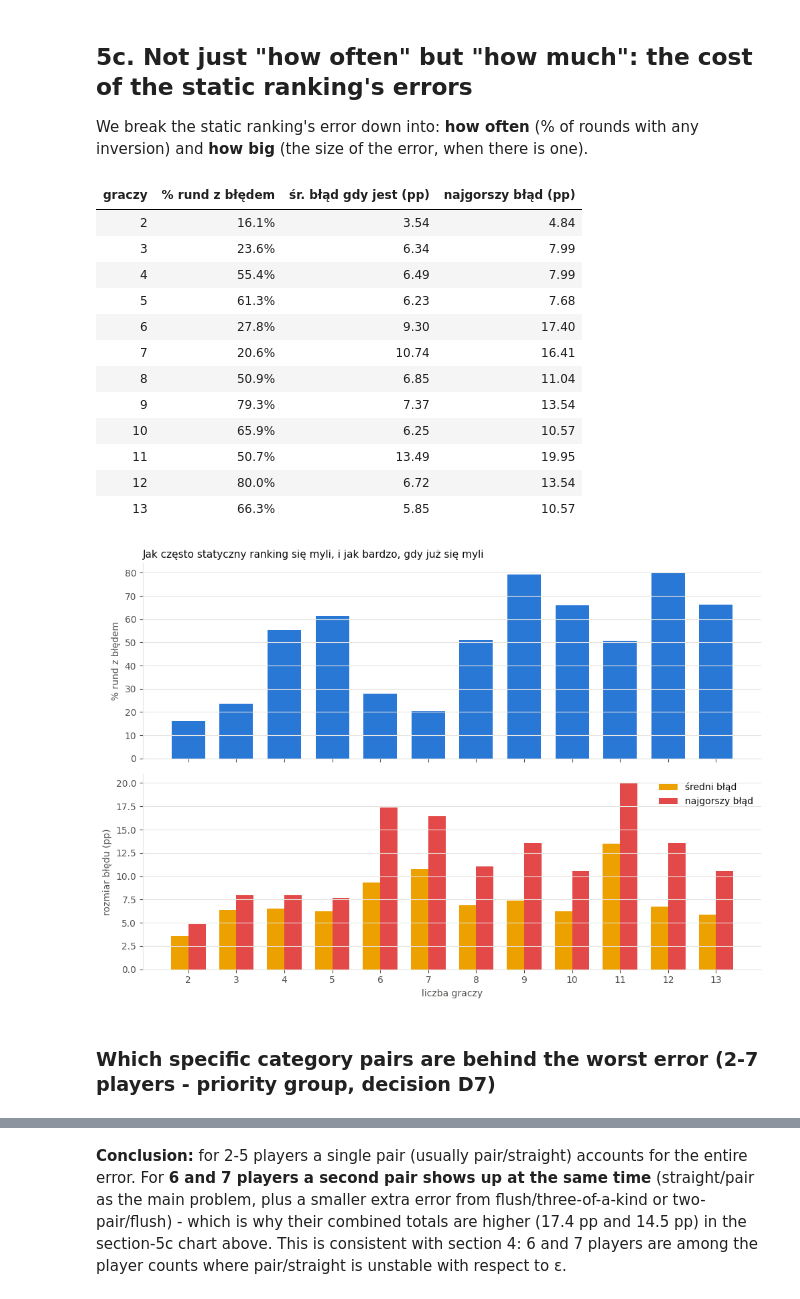
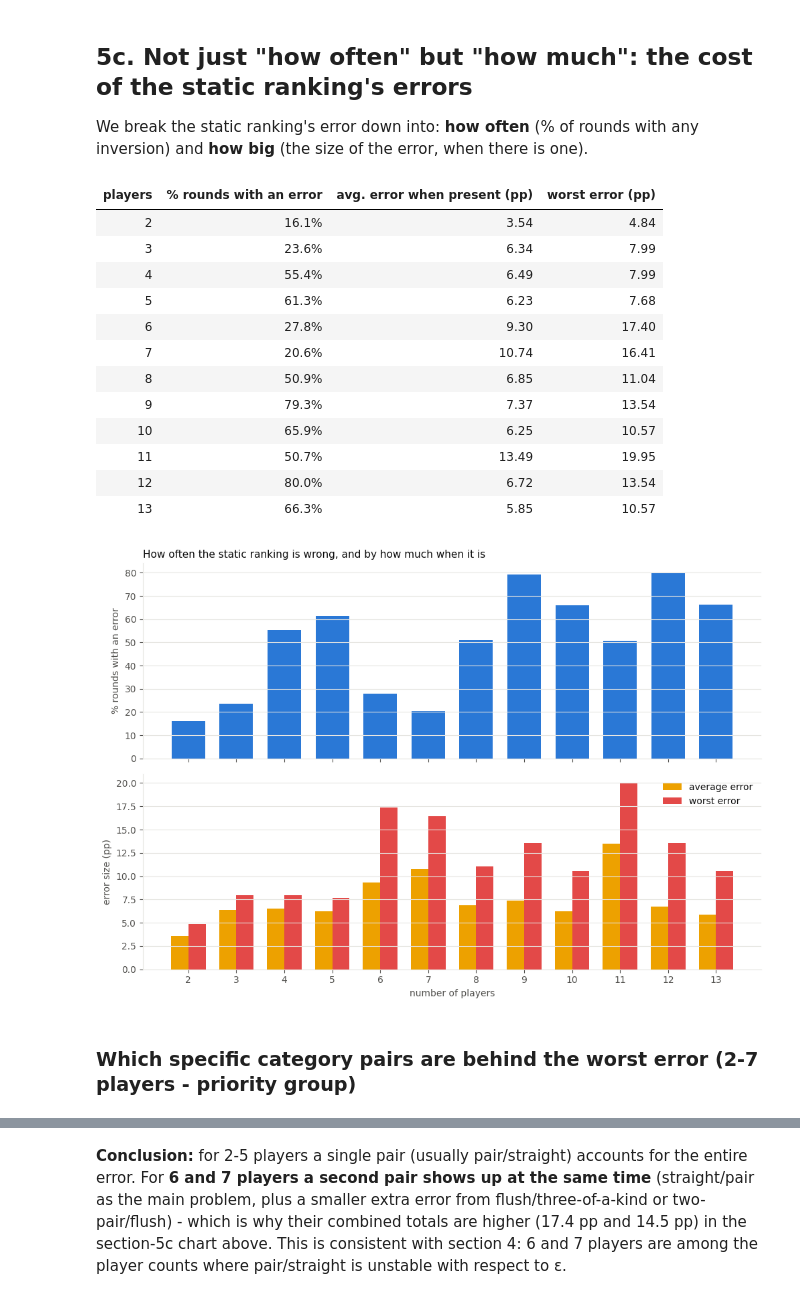
Before and after one commit to mateusz-gob1/tayan-lab, a Jupyter notebook: notebooks/03_rankings.ipynb, the cells around one changed output, grey strips where cells are left out. Cells and saved outputs as stored; diff of their text form; code cells hidden in the pictures.

```diff
--- a/notebooks/03_rankings.ipynb
+++ b/notebooks/03_rankings.ipynb
@@ -204,8 +207,8 @@ for players in range(2, 14):
     variants = {eps: static_ranking(L, players, start, limit, epsilon_pp=eps)[0] for eps in (1.0, 2.0, 3.0)}
     stable = len(set(variants.values())) == 1
     rows.append({
-        "graczy": players, "stabilny dla eps=1/2/3": "tak" if stable else "NIE",
-        "ranking (eps=1)": pl_ranking(variants[1.0]) if not stable else "",
+        "players": players, "stable for eps=1/2/3": "yes" if stable else "NO",
+        "ranking (eps=1)": label_ranking(variants[1.0]) if not stable else "",
     })
 df_sens = pd.DataFrame(rows)
 df_sens.style.hide(axis="index")
@@ -240,9 +243,9 @@ for players in range(2, 14):
     tau = kendall_tau(CURRENT_ORDER, ranking)
     changes = expected_ranking_changes(L, players, start, limit, epsilon_pp=EPSILON, hysteresis=True)
     rows.append({
-        "graczy": players, "tau Kendalla (obecny vs statyczny)": float(tau),
-        "zmian rankingu / gra (dynamiczny, z histerezą)": float(changes),
+        "players": players, "Kendall's tau (current vs. static)": float(tau),
+        "ranking changes / game (dynamic, with hysteresis)": float(changes),
     })
 df_dyn = pd.DataFrame(rows)
-df_dyn.style.format({"tau Kendalla (obecny vs statyczny)": "{:.2f}", "zmian rankingu / gra (dynamiczny, z histerezą)": "{:.1f}"}).hide(axis="index")
+df_dyn.style.format({"Kendall's tau (current vs. static)": "{:.2f}", "ranking changes / game (dynamic, with hysteresis)": "{:.1f}"}).hide(axis="index")
 # %% [output]
@@ -340,17 +343,17 @@ def worst_pair(ranking, lowest_rank, n, epsilon_pp=EPSILON):
                 best = (low, high, diff, p[low], p[high])
     return best
 
-peak_early = df_contrib.loc[df_contrib["N"] < zone_lo, "wkład w wynik (pp)"].idxmax()
-peak_late = df_contrib.loc[df_contrib["N"] > zone_hi, "wkład w wynik (pp)"].idxmax()
+peak_early = df_contrib.loc[df_contrib["N"] < zone_lo, "contribution to result (pp)"].idxmax()
+peak_late = df_contrib.loc[df_contrib["N"] > zone_hi, "contribution to result (pp)"].idxmax()
 rows = []
-for label, idx_ in [("wczesna gra (szczyt)", peak_early), ("późna gra (szczyt)", peak_late)]:
+for label, idx_ in [("early game (peak)", peak_early), ("late game (peak)", peak_late)]:
     n = int(df_contrib.loc[idx_, "N"])
     low, high, diff, p_low, p_high = worst_pair(ranking_example, L_example, n)
     rows.append({
-        "faza": label, "N": n, "w(N)%": round(df_contrib.loc[idx_, "w(N)%"], 2),
-        "kategoria niżej w static": PL[low], "p niższej przy tym N": f"{float(p_low)*100:.2f}%",
-        "kategoria wyżej w static": PL[high], "p wyższej przy tym N": f"{float(p_high)*100:.2f}%",
-        "różnica": f"{float(diff)*100:.2f}pp",
+        "phase": label, "N": n, "w(N)%": round(df_contrib.loc[idx_, "w(N)%"], 2),
+        "category lower in static": LABELS[low], "p of lower at this N": f"{float(p_low)*100:.2f}%",
+        "category higher in static": LABELS[high], "p of higher at this N": f"{float(p_high)*100:.2f}%",
+        "difference": f"{float(diff)*100:.2f}pp",
     })
 pd.DataFrame(rows).style.hide(axis="index")
 # %% [output]
@@ -382,11 +385,11 @@ for players in range(2, 14):
     start, limit = default_start(players), default_limit(players)
     ranking, _ = static_ranking(L, players, start, limit, epsilon_pp=EPSILON)
     rate, avg_size, worst = error_rate_and_size(ranking, L, players, start, limit)
-    rows.append({"graczy": players, "% rund z błędem": rate, "śr. błąd gdy jest (pp)": avg_size, "najgorszy błąd (pp)": worst})
+    rows.append({"players": players, "% rounds with an error": rate, "avg. error when present (pp)": avg_size, "worst error (pp)": worst})
 df_cost = pd.DataFrame(rows)
-df_cost.style.format({"% rund z błędem": "{:.1f}%", "śr. błąd gdy jest (pp)": "{:.2f}", "najgorszy błąd (pp)": "{:.2f}"}).hide(axis="index")
+df_cost.style.format({"% rounds with an error": "{:.1f}%", "avg. error when present (pp)": "{:.2f}", "worst error (pp)": "{:.2f}"}).hide(axis="index")
 # %% [output]
-| graczy | % rund z błędem | śr. błąd gdy jest (pp) | najgorszy błąd (pp) |
+| players | % rounds with an error | avg. error when present (pp) | worst error (pp) |
 | 2 | 16.1% | 3.54 | 4.84 |
 | 3 | 23.6% | 6.34 | 7.99 |
 | 4 | 55.4% | 6.49 | 7.99 |
@@ -401,24 +404,24 @@ df_cost.style.format({"% rund z błędem": "{:.1f}%", "śr. błąd gdy jest (pp)
 | 13 | 66.3% | 5.85 | 10.57 |
 # %%
 fig, axes = plt.subplots(2, 1, figsize=(10, 7), sharex=True)
-axes[0].bar(df_cost["graczy"], df_cost["% rund z błędem"], color="#2a78d6", width=0.7)
-axes[0].set_ylabel("% rund z błędem")
-axes[0].set_title("Jak często statyczny ranking się myli, i jak bardzo, gdy już się myli", loc="left", color=INK, fontsize=11)
+axes[0].bar(df_cost["players"], df_cost["% rounds with an error"], color="#2a78d6", width=0.7)
+axes[0].set_ylabel("% rounds with an error")
+axes[0].set_title("How often the static ranking is wrong, and by how much when it is", loc="left", color=INK, fontsize=11)
 axes[0].grid(axis="y", color=GRID, lw=0.8)
 
-axes[1].bar(df_cost["graczy"] - 0.18, df_cost["śr. błąd gdy jest (pp)"], width=0.36, color="#eda100", label="średni błąd")
-axes[1].bar(df_cost["graczy"] + 0.18, df_cost["najgorszy błąd (pp)"], width=0.36, color="#e34948", label="najgorszy błąd")
-axes[1].set_ylabel("rozmiar błędu (pp)")
-axes[1].set_xlabel("liczba graczy")
-axes[1].set_xticks(list(df_cost["graczy"]))
+axes[1].bar(df_cost["players"] - 0.18, df_cost["avg. error when present (pp)"], width=0.36, color="#eda100", label="average error")
+axes[1].bar(df_cost["players"] + 0.18, df_cost["worst error (pp)"], width=0.36, color="#e34948", label="worst error")
+axes[1].set_ylabel("error size (pp)")
+axes[1].set_xlabel("number of players")
+axes[1].set_xticks(list(df_cost["players"]))
 axes[1].grid(axis="y", color=GRID, lw=0.8)
 axes[1].legend(frameon=False)
 plt.tight_layout()
 plt.show()
 # %% [output]
-[figure, old version]
+[figure, new version]
 # %% [markdown]
-### Which specific category pairs are behind the worst error (2-7 players - priority group, decision D7)
+### Which specific category pairs are behind the worst error (2-7 players - priority group)
 # %%
 def worst_n_breakdown(ranking, lowest_rank, players, starting_cards, elimination_limit, epsilon_pp=EPSILON):
     dist = pool_size_distribution(players, starting_cards, elimination_limit)
```
Also changed, not shown: parts of 25 cells of this notebook, 12 other files.
